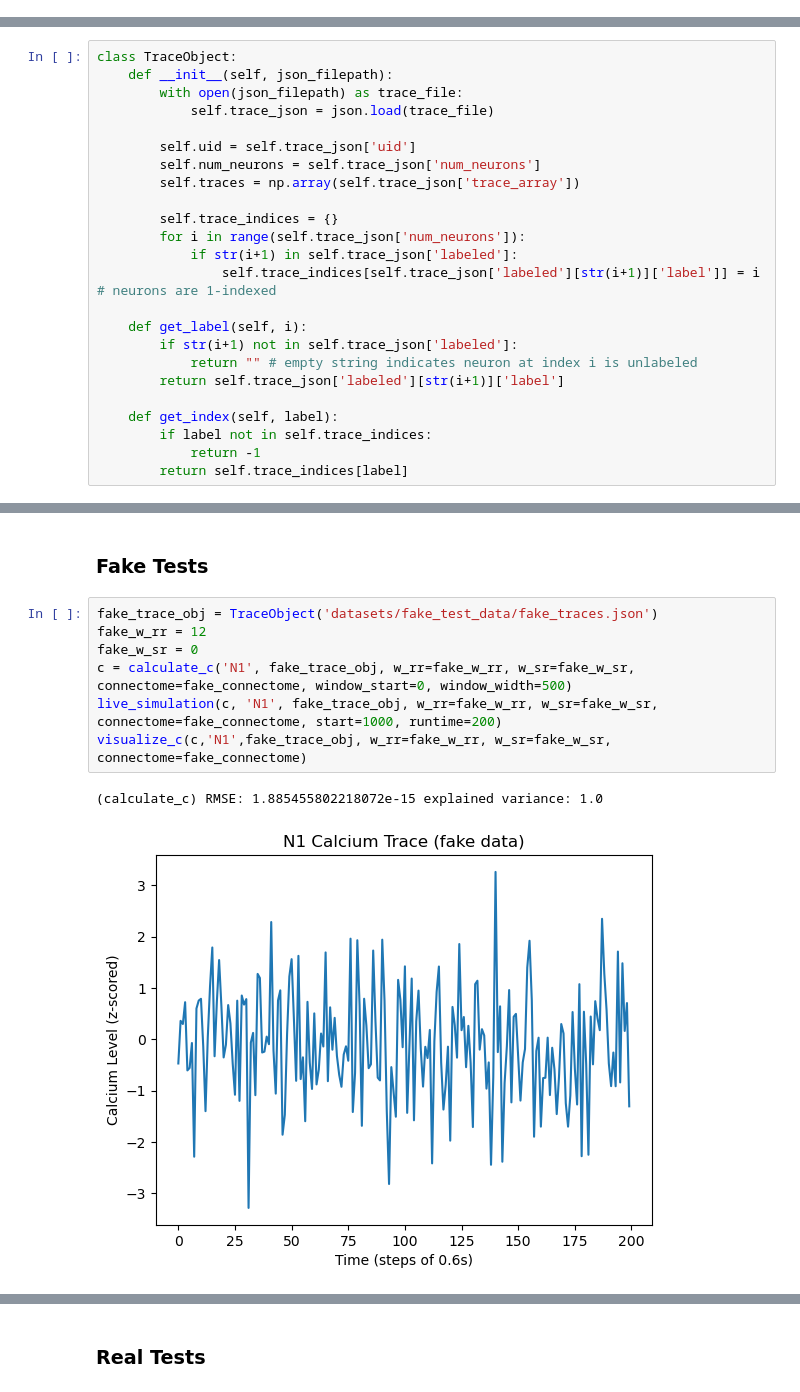
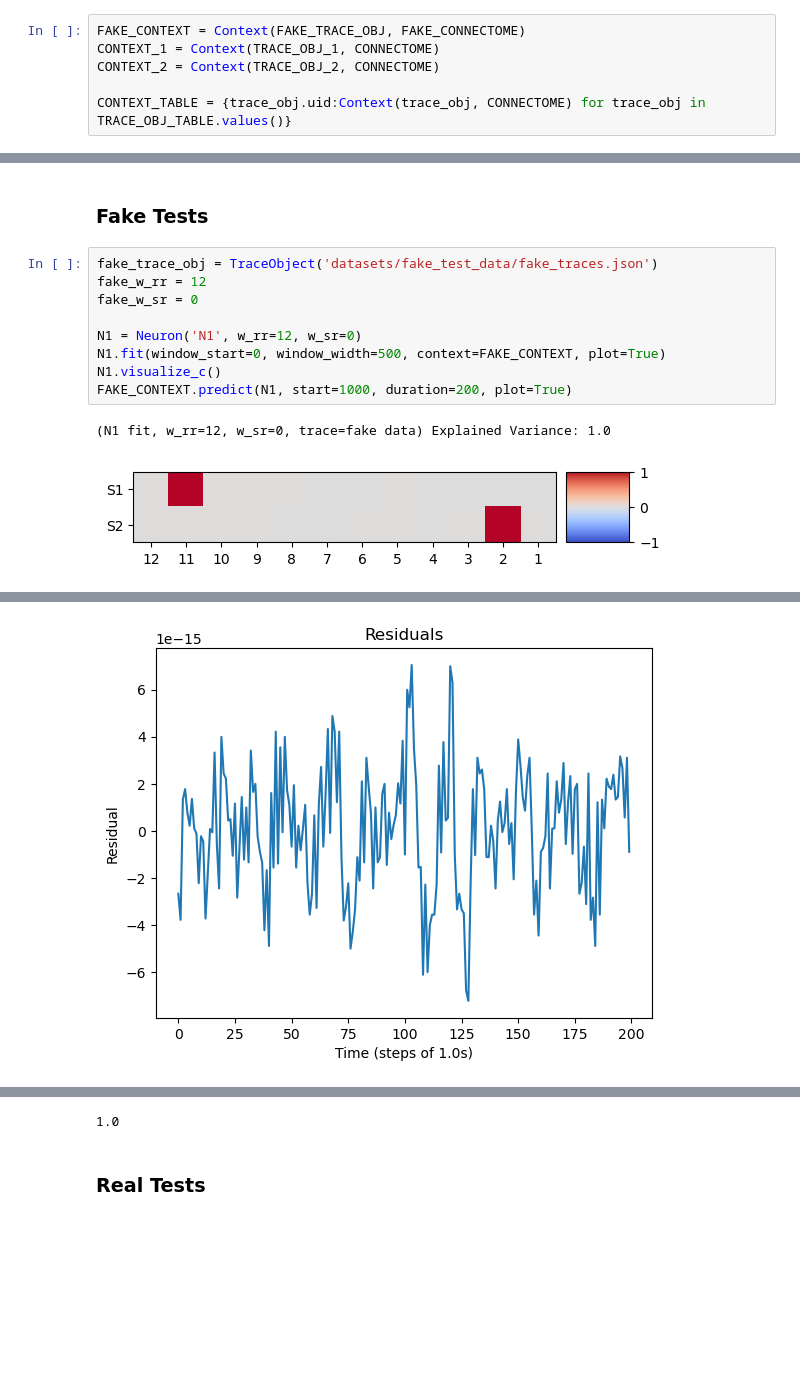
Before and after one commit to ironak/worms, a Jupyter notebook: model.ipynb, the cells around one changed output, grey strips where cells are left out. Drawn from its saved outputs; the diff is of its cells as text; blank space fills up the shorter version.

Commit message:
refactored to put functionality into objects

```diff
--- a/model.ipynb
+++ b/model.ipynb
@@ -57,0 +325,6 @@ CONNECTOME = get_connectome("datasets/NIHMS1054987-supplement-Supplementary_file
+# %%
+FAKE_CONTEXT = Context(FAKE_TRACE_OBJ, FAKE_CONNECTOME)
+CONTEXT_1 = Context(TRACE_OBJ_1, CONNECTOME)
+CONTEXT_2 = Context(TRACE_OBJ_2, CONNECTOME)
+
+CONTEXT_TABLE = {trace_obj.uid:Context(trace_obj, CONNECTOME) for trace_obj in TRACE_OBJ_TABLE.values()}
@@ -69,24 +501,0 @@ def get_weight(neuron1, neuron2, connectome=CONNECTOME):
-# %%
-class TraceObject:
-    def __init__(self, json_filepath):
-        with open(json_filepath) as trace_file:
-            self.trace_json = json.load(trace_file)
-
-        self.uid = self.trace_json['uid']
-        self.num_neurons = self.trace_json['num_neurons']
-        self.traces = np.array(self.trace_json['trace_array'])
-
-        self.trace_indices = {}
-        for i in range(self.trace_json['num_neurons']):
-            if str(i+1) in self.trace_json['labeled']:
-                self.trace_indices[self.trace_json['labeled'][str(i+1)]['label']] = i  # neurons are 1-indexed
-
-    def get_label(self, i):
-        if str(i+1) not in self.trace_json['labeled']:
-            return "" # empty string indicates neuron at index i is unlabeled
-        return self.trace_json['labeled'][str(i+1)]['label']
-
-    def get_index(self, label):
-        if label not in self.trace_indices:
-            return -1
-        return self.trace_indices[label]
@@ -439,10 +506,12 @@ def visualize_c(c, neuron, trace_obj, w_rr=W_rr, w_sr=W_sr, connectome=CONNECTOM
 # %%
 fake_trace_obj = TraceObject('datasets/fake_test_data/fake_traces.json')
 fake_w_rr = 12
 fake_w_sr = 0
-c = calculate_c('N1', fake_trace_obj, w_rr=fake_w_rr, w_sr=fake_w_sr, connectome=fake_connectome, window_start=0, window_width=500)
-live_simulation(c, 'N1', fake_trace_obj, w_rr=fake_w_rr, w_sr=fake_w_sr, connectome=fake_connectome, start=1000, runtime=200)
-visualize_c(c,'N1',fake_trace_obj, w_rr=fake_w_rr, w_sr=fake_w_sr, connectome=fake_connectome)
+
+N1 = Neuron('N1', w_rr=12, w_sr=0)
+N1.fit(window_start=0, window_width=500, context=FAKE_CONTEXT, plot=True)
+N1.visualize_c()
+FAKE_CONTEXT.predict(N1, start=1000, duration=200, plot=True)
 # %% [output]
-(calculate_c) RMSE: 1.885455802218072e-15 explained variance: 1.0
+(N1 fit, w_rr=12, w_sr=0, trace=fake data) Explained Variance: 1.0
-[figure, old version]
+[figure, new version]
@@ -450,0 +520 @@ visualize_c(c,'N1',fake_trace_obj, w_rr=fake_w_rr, w_sr=fake_w_sr, connectome=fa
+[figure, new version]
@@ -460,3 +522,4 @@ visualize_c(c,'N1',fake_trace_obj, w_rr=fake_w_rr, w_sr=fake_w_sr, connectome=fa
+1.0
 # %% [markdown]
 ### Real Tests
 # %% [markdown]
```
Also changed, not shown: parts of 56 cells of this notebook, 2 other files.
